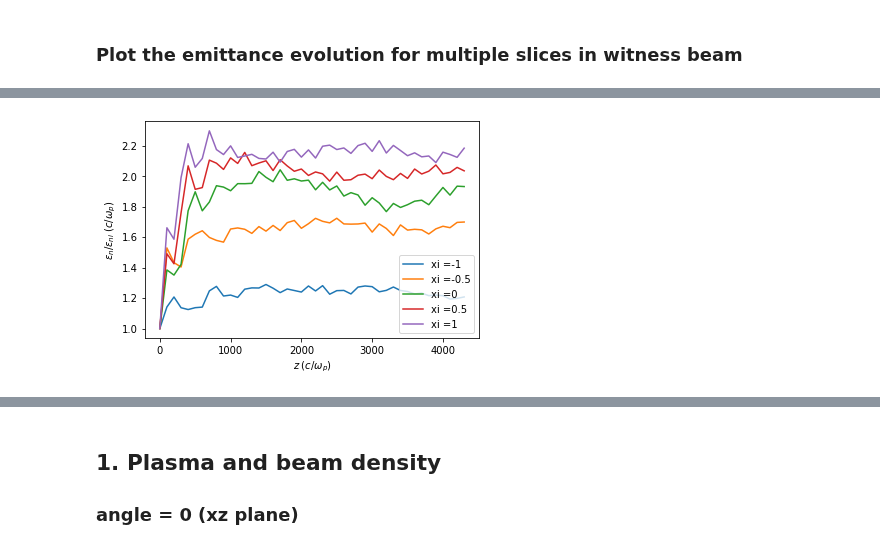
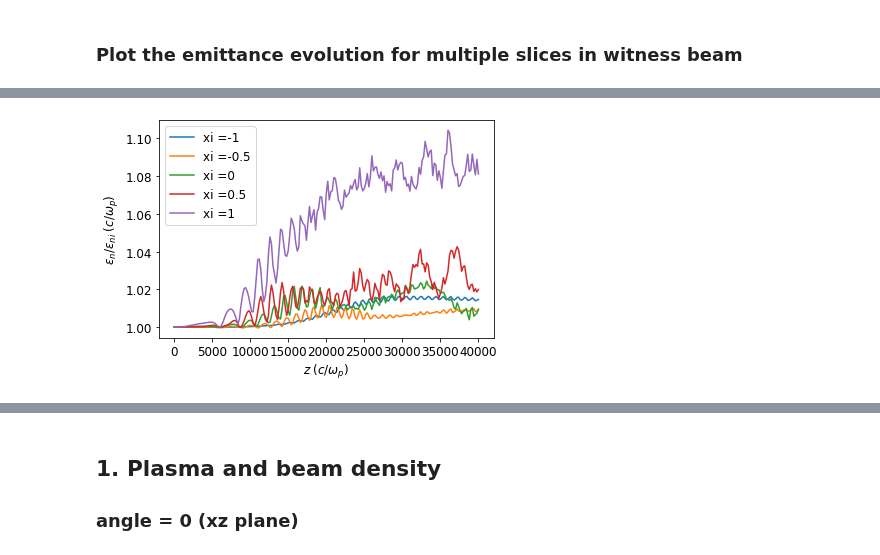
Before and after one commit to uclazyj/JupyterQpic, a Jupyter notebook: QPAD.ipynb, the cells around one changed output, grey strips where cells are left out. Drawn from its saved outputs; the diff is of its cells as text; code cells hidden in the pictures.

```diff
--- a/QPAD.ipynb
+++ b/QPAD.ipynb
@@ -15,7 +15,7 @@ dirname = '..'
 # %%
 ndump = 20
 first_file_number = 0
-last_file_number = 0
+last_file_number = 4000
 half_thickness = 5
 beam_number = 1
 zVisualizeCenter = 0
@@ -188,11 +184,11 @@ NameError: name 'n' is not defined
 pyVisQP = reload(pyVisQP)
 
 xi_s = [-1,-0.5,0,0.5,1]
-half_thickness = 0.005
+half_thickness = 0.1
 
 parameters_xi_s = []
 
 for xi in xi_s:
-    parameters_xi = pyVisQP.analyze_beam_data_QPAD_profile1(first_file_number = first_file_number,last_file_number = last_file_number,
-                                            ndump = ndump,beam_number = 2, zVisualizeCenter = xi, half_thickness = half_thickness)
+    parameters_xi = pyVisQP.analyze_raw_beam_data(first_file_number = first_file_number,last_file_number = last_file_number,
+                                            ndump = ndump,beam_number = beam_number, zVisualizeCenter = xi, half_thickness = half_thickness)
     parameters_xi_s.append(parameters_xi)
@@ -199,14 +213,14 @@ for xi in xi_s:
 # %%
 pyVisQP = reload(pyVisQP)
 import matplotlib.pyplot as plt
 fig, ax = plt.subplots()
 for i in range(len(xi_s)):
     plt.plot(parameters_xi_s[i]['s'], parameters_xi_s[i]['epsilon_n_x']/parameters_xi_s[i]['epsilon_n_x'][0],label='xi =' + str(xi_s[i]) )
 plt.xlabel('$z\;(c/\omega_p)$')
 plt.ylabel('$\epsilon_n / \epsilon_{ni}  \;(c/\omega_p)$')
 plt.legend(loc='best')
-plt.rcParams.update({'font.size': 10})
+plt.rcParams.update({'font.size': 12})
 fig.savefig('beam'+str(beam_number)+'_emitn_slices.png', format='png')
 plt.show()
 # %% [output]
-[figure, old version]
+[figure, new version]
```
Also changed, not shown: parts of 10 cells of this notebook, 1 other file.
